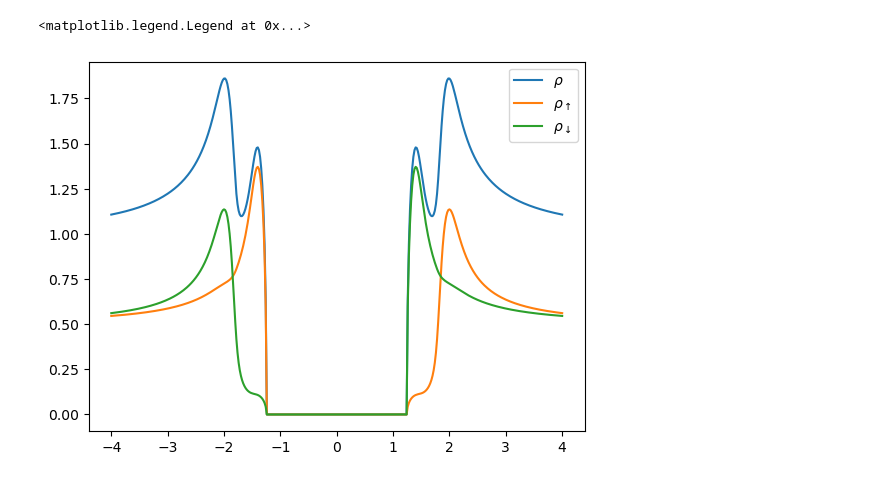
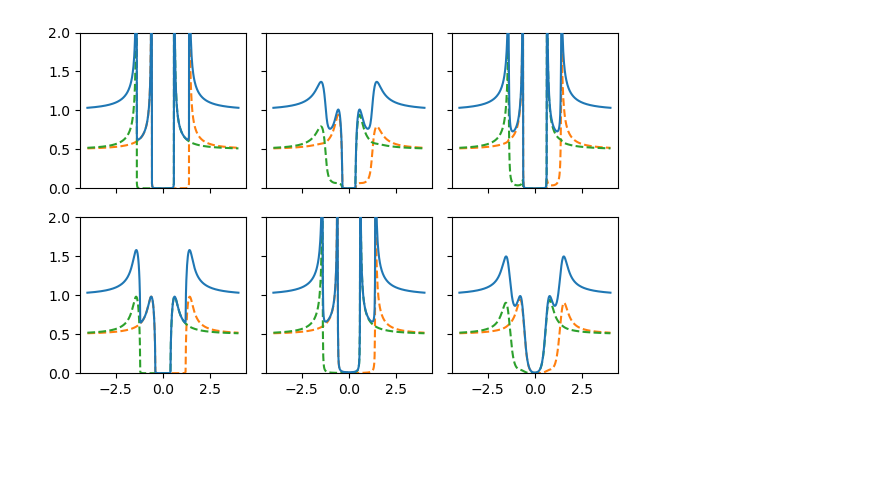
Before and after one commit to maiani/pyusadel, a Jupyter notebook: docs/examples/usadel_0D.ipynb, the cells around one changed output. Cells and saved outputs as stored; diff of their text form; code cells hidden in the pictures; blank space fills up the shorter version.

```diff
--- a/docs/examples/usadel_0D.ipynb
+++ b/docs/examples/usadel_0D.ipynb
@@ -5 +14,12 @@ from pyusadel import DifferentialOperators, UsadelProblem, trivial_diffops
+# %%
+Nsites = 1
+
+do = trivial_diffops()
+
+h_x = np.array([0.40])
+h_y = np.array([0.00])
+h_z = np.array([0.00])
+D = 0
+T = 0.2
+Gamma = 1e-3
 # %%
@@ -59,13 +163,60 @@ up.solve_spectral(print_exit_status=False, gamma=1)
 # %%
-fig, ax = plt.subplots()
-ax.plot(up.get_omega_ax_r(), up.get_ldos(), label=r"$\rho$")
-ax.plot(up.get_omega_ax_r(), up.get_spin_resolved_ldos("x")[0], label=r"$\rho_\uparrow$")
-ax.plot(
-    up.get_omega_ax_r(), up.get_spin_resolved_ldos("x")[1], label=r"$\rho_\downarrow$"
+ylim = (0, 2)
+
+fig, ((ax1, ax2, ax3), (ax4, ax5, ax6)) = plt.subplots(
+    nrows=2, ncols=3,
+    figsize = (6, 4),
+    sharex=True, sharey=True)
+
+ax1.plot(e1, dos1, label=r"$\rho$", zorder=10)
+ax1.plot(e1, dos1u, '--', label=r"$\rho_\uparrow$")
+ax1.plot(
+    e1, dos1d, '--', label=r"$\rho_\downarrow$"
 )
-ax.legend()
+ax1.set_ylim(*ylim)
+#ax1.legend()
+
+ax2.plot(e2, dos2, label=r"$\rho$", zorder=10)
+ax2.plot(e2, dos2u, '--', label=r"$\rho_\uparrow$")
+ax2.plot(
+    e2, dos2d, '--', label=r"$\rho_\downarrow$"
+)
+ax2.set_ylim(*ylim)
+#ax2.legend()
+
+ax3.plot(e3, dos3, label=r"$\rho$", zorder=10)
+ax3.plot(e3, dos3u, '--', label=r"$\rho_\uparrow$")
+ax3.plot(
+    e3, dos3d, '--', label=r"$\rho_\downarrow$"
+)
+ax3.set_ylim(*ylim)
+#ax3.legend()
+
+ax4.plot(e4, dos4, label=r"$\rho$", zorder=10)
+ax4.plot(e4, dos4u, '--', label=r"$\rho_\uparrow$")
+ax4.plot(
+    e3, dos4d, '--', label=r"$\rho_\downarrow$"
+)
+ax4.set_ylim(*ylim)
+
+
+ax5.plot(e5, dos5, label=r"$\rho$", zorder=10)
+ax5.plot(e5, dos5u, '--', label=r"$\rho_\uparrow$")
+ax5.plot(
+    e5, dos5d, '--', label=r"$\rho_\downarrow$"
+)
+ax5.set_ylim(*ylim)
+
+
+ax6.plot(e6, dos6, label=r"$\rho$", zorder=10)
+ax6.plot(e6, dos6u, '--', label=r"$\rho_\uparrow$")
+ax6.plot(
+    e6, dos6d, '--', label=r"$\rho_\downarrow$"
+)
+ax6.set_ylim(*ylim)
+
+fig.tight_layout()
 # %% [output]
-<matplotlib.legend.Legend at 0x...>
-[figure, old version]
+[figure, new version]
 # %%
 fig, ax = plt.subplots()
```
Also changed, not shown: parts of 10 cells of this notebook, 13 other files.
